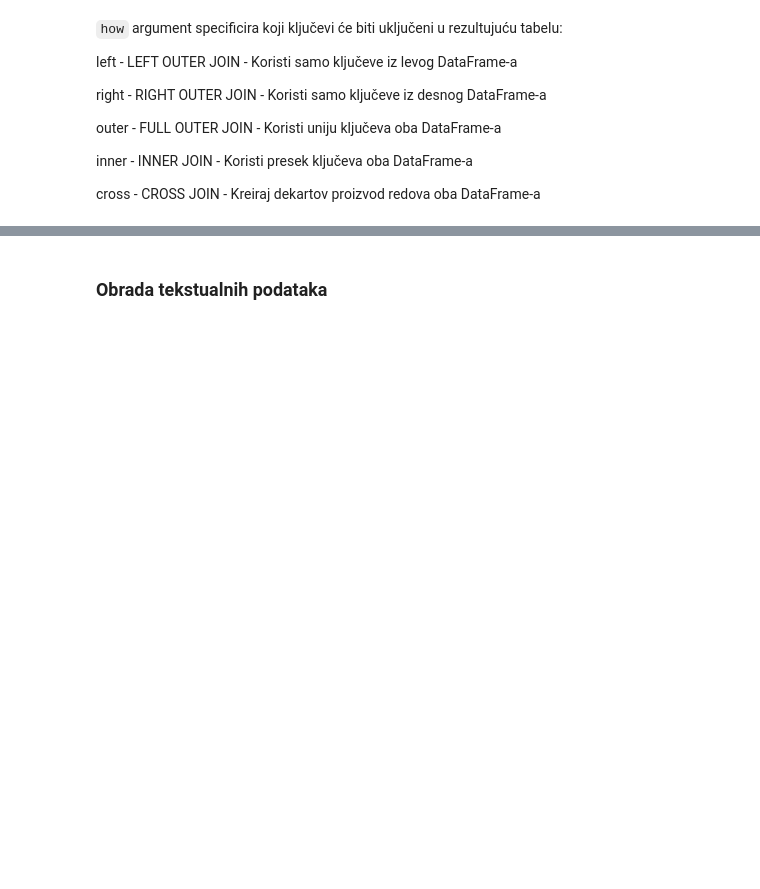
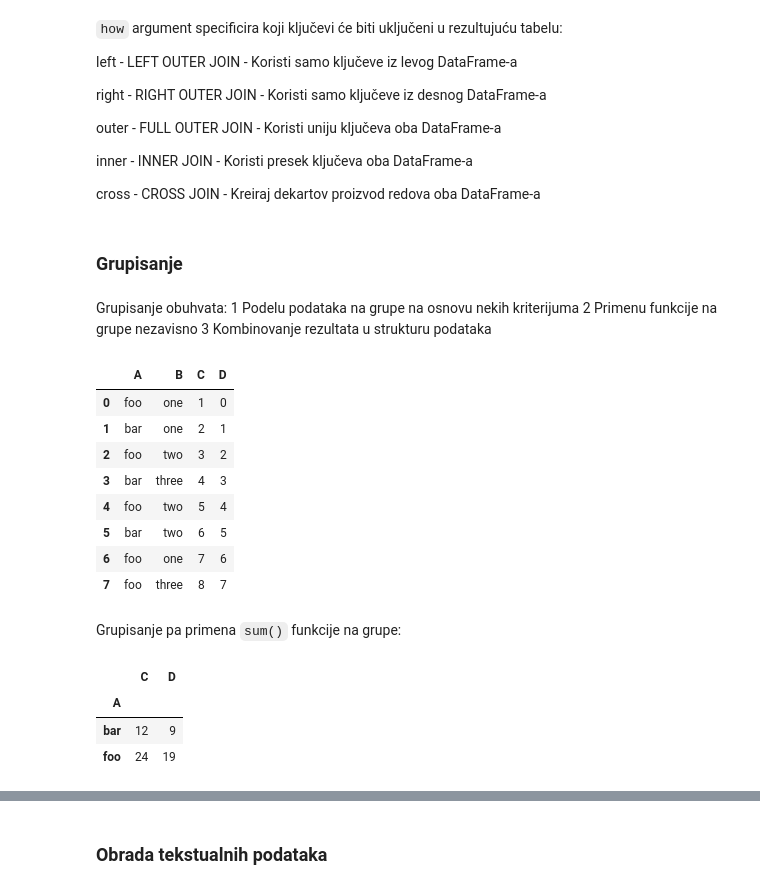
Before and after one commit to TLazarevic/data-analysis-lab, a Jupyter notebook: pandas.ipynb, the cells around one changed output, grey strips where cells are left out. Cells and saved outputs as stored; diff of their text form; code cells hidden in the pictures; blank space fills up the shorter version.

````diff
--- a/pandas.ipynb
+++ b/pandas.ipynb
@@ -537,3 +537,39 @@ outer - FULL OUTER JOIN - Koristi uniju ključeva oba DataFrame-a
 inner - INNER JOIN - Koristi presek ključeva oba DataFrame-a
 
 cross - CROSS JOIN - Kreiraj dekartov proizvod redova oba DataFrame-a
+# %% [markdown]
+### Grupisanje
+# %% [markdown]
+Grupisanje obuhvata:
+	1	Podelu podataka na grupe na osnovu nekih kriterijuma
+	2	Primenu funkcije na grupe nezavisno
+	3	Kombinovanje rezultata u strukturu podataka
+# %%
+df4 = pd.DataFrame(
+    {
+        "A": ["foo", "bar", "foo", "bar", "foo", "bar", "foo", "foo"],
+        "B": ["one", "one", "two", "three", "two", "two", "one", "three"],
+        "C": [1, 2, 3, 4, 5, 6, 7, 8],
+        "D": [0, 1, 2, 3, 4, 5, 6, 7],
+    }
+)
+df4
+# %% [output]
+|  | A | B | C | D |
+| 0 | foo | one | 1 | 0 |
+| 1 | bar | one | 2 | 1 |
+| 2 | foo | two | 3 | 2 |
+| 3 | bar | three | 4 | 3 |
+| 4 | foo | two | 5 | 4 |
+| 5 | bar | two | 6 | 5 |
+| 6 | foo | one | 7 | 6 |
+| 7 | foo | three | 8 | 7 |
+# %% [markdown]
+Grupisanje pa primena ```sum()``` funkcije na grupe:
+# %%
+df4.groupby("A")[["C", "D"]].sum()
+# %% [output]
+|  | C | D |
+| A |  |  |
+| bar | 12 | 9 |
+| foo | 24 | 19 |
````
Also changed, not shown: parts of 2 cells of this notebook, 1 other file.
